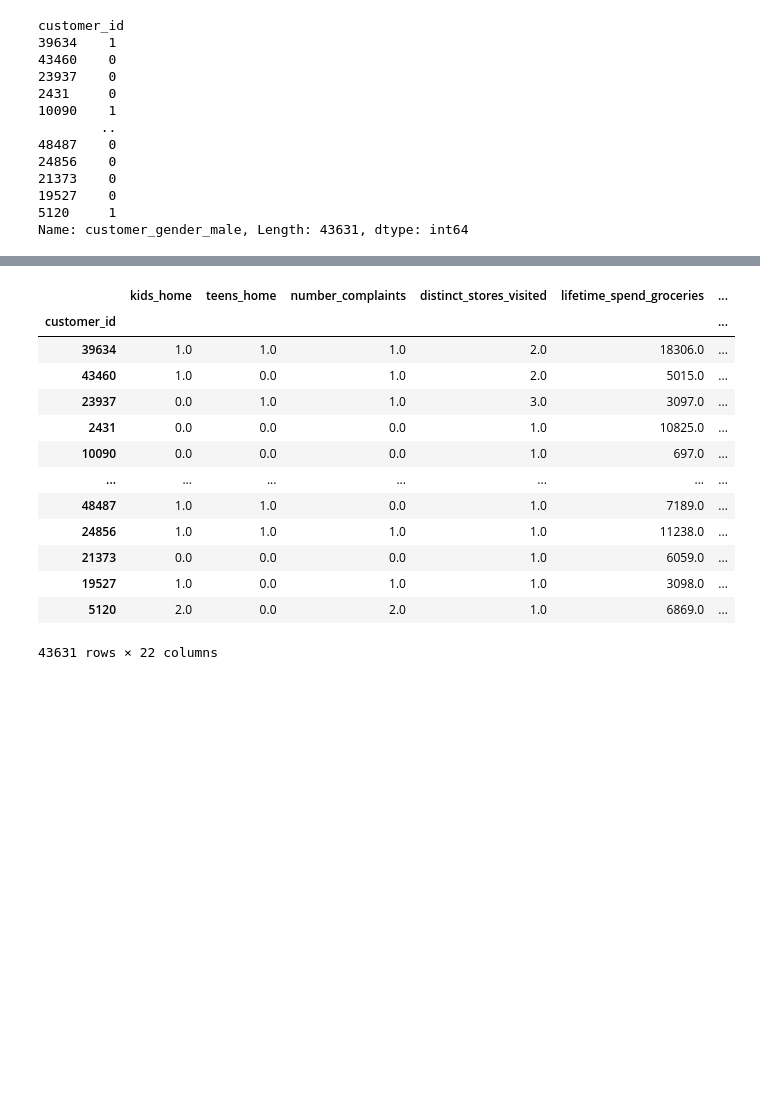
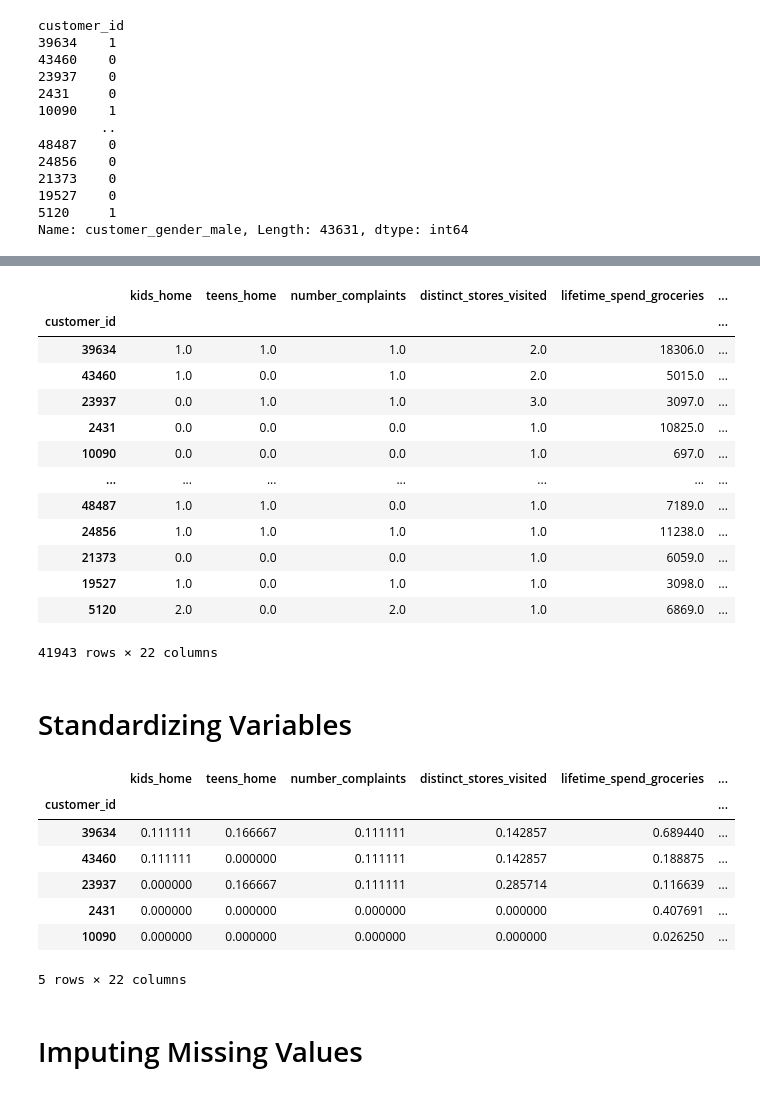
Before and after one commit to JoaoF7/Project-ML, a Jupyter notebook: Pre-processing.ipynb, the cells around one changed output, grey strips where cells are left out. Cells and saved outputs as stored; diff of their text form; code cells hidden in the pictures; blank space fills up the shorter version.

```diff
--- a/Pre-processing.ipynb
+++ b/Pre-processing.ipynb
@@ -181,4 +206,5 @@ customer_id
 5120     1
 Name: customer_gender_male, Length: 43631, dtype: int64
 # %%
-customers = customer_info.drop(columns = ["customer_name", "customer_birthdate", "loyalty_card_number"])
+# dataframe for clustering (not final dataframe for interpretation)
+customers = customer_info.drop(columns = ["customer_name", "customer_birthdate", "loyalty_card_number", "customer_gender_male"])
@@ -185,3 +226,5 @@ customers = customer_info.drop(columns = ["customer_name", "customer_birthdate",
+# %%
+customers = customers[customers["lifetime_spend_fish"] <= 15000]
 # %%
 customers
 # %% [output]
@@ -198,4 +241,24 @@ customers
 | 21373 | 0.0 | 0.0 | 0.0 | 1.0 | 6059.0 | ... |
 | 19527 | 1.0 | 0.0 | 1.0 | 1.0 | 3098.0 | ... |
 | 5120 | 2.0 | 0.0 | 2.0 | 1.0 | 6869.0 | ... |
-43631 rows × 22 columns
+41943 rows × 22 columns
+# %% [markdown]
+# Standardizing Variables
+# %%
+mm = MinMaxScaler().fit(customers)
+customers_mm = mm.transform(customers)
+# %%
+customers_scalled = pd.DataFrame(customers_mm, columns = customers.columns, index = customers.index)
+# %%
+customers_scalled.head()
+# %% [output]
+|  | kids_home | teens_home | number_complaints | distinct_stores_visited | lifetime_spend_groceries | ... |
+| customer_id |  |  |  |  |  | ... |
+| 39634 | 0.111111 | 0.166667 | 0.111111 | 0.142857 | 0.689440 | ... |
+| 43460 | 0.111111 | 0.000000 | 0.111111 | 0.142857 | 0.188875 | ... |
+| 23937 | 0.000000 | 0.166667 | 0.111111 | 0.285714 | 0.116639 | ... |
+| 2431 | 0.000000 | 0.000000 | 0.000000 | 0.000000 | 0.407691 | ... |
+| 10090 | 0.000000 | 0.000000 | 0.000000 | 0.000000 | 0.026250 | ... |
+5 rows × 22 columns
+# %% [markdown]
+# Imputing Missing Values
```
Also changed, not shown: parts of 16 cells of this notebook.
